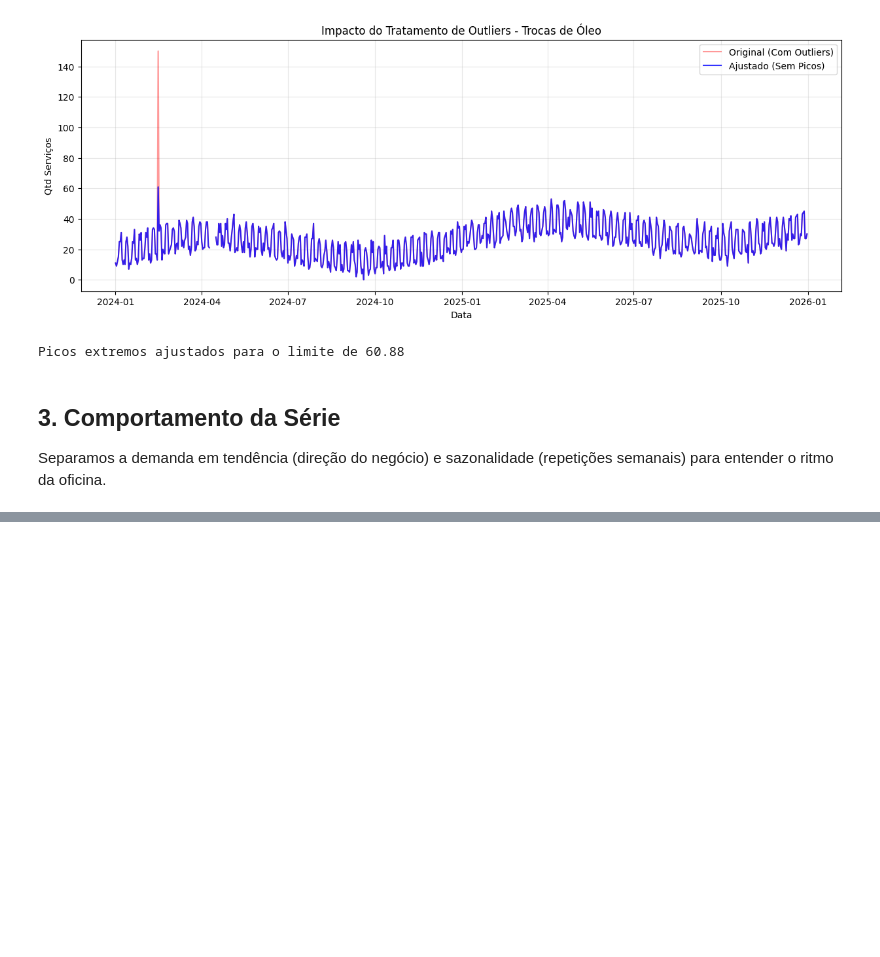
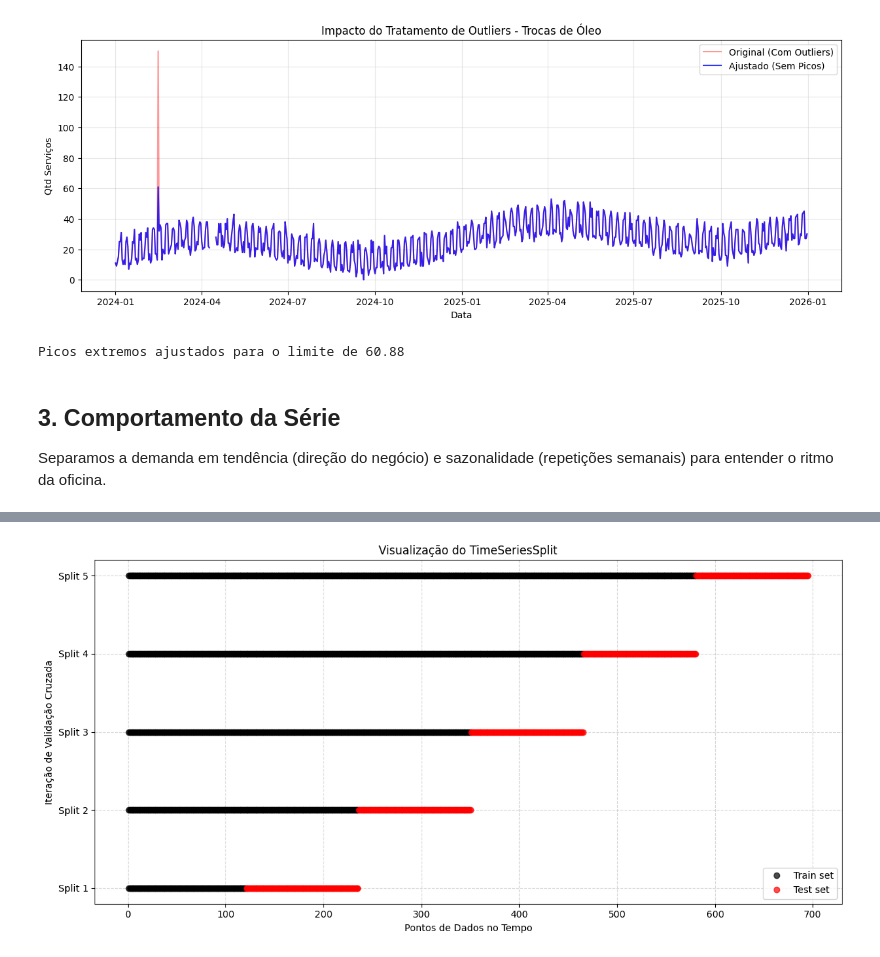
Before and after one commit to Henrique-Estrela/mecaniQA-joao-pessoa, a Jupyter notebook: mecaniqa_joao_pessoa.ipynb, the cells around one changed output, grey strips where cells are left out. Saved outputs shown, nothing was run; the diff lists cells and outputs as text; code cells hidden in the pictures; blank space fills up the shorter version.

```diff
--- a/mecaniqa_joao_pessoa.ipynb
+++ b/mecaniqa_joao_pessoa.ipynb
@@ -255,0 +282,33 @@ Mantemos os três baselines da primeira entrega, sempre usando apenas informaç
+# %%
+import matplotlib.pyplot as plt
+from sklearn.model_selection import TimeSeriesSplit
+
+# Gerar dados de exemplo (um array simples de tempo)
+X_diagram = np.arange(1, len(dados_com_features) + 1) # Usar o tamanho de dados_com_features
+
+# Configurar o TimeSeriesSplit
+n_splits = 5 # Número de splits
+tscv_diagram = TimeSeriesSplit(n_splits=n_splits)
+
+fig, ax = plt.subplots(figsize=(12, 6))
+
+for i, (train_index, test_index) in enumerate(tscv_diagram.split(X_diagram)):
+    # Plotar dados de treinamento
+    ax.plot(X_diagram[train_index], np.full_like(X_diagram[train_index], i), 'o',
+            label='Train set' if i == 0 else '', color='black', alpha=0.7)
+
+    # Plotar dados de teste
+    ax.plot(X_diagram[test_index], np.full_like(X_diagram[test_index], i), 'o',
+            label='Test set' if i == 0 else '', color='red', alpha=0.7)
+
+ax.set_yticks(range(n_splits))
+ax.set_yticklabels([f'Split {i+1}' for i in range(n_splits)])
+ax.set_xlabel('Pontos de Dados no Tempo')
+ax.set_ylabel('Iteração de Validação Cruzada')
+ax.set_title('Visualização do TimeSeriesSplit')
+ax.legend(loc='lower right')
+ax.grid(True, linestyle='--', alpha=0.5)
+plt.tight_layout()
+plt.show()
+# %% [output]
+[figure, added]
```
Also changed, not shown: parts of 14 cells of this notebook.
